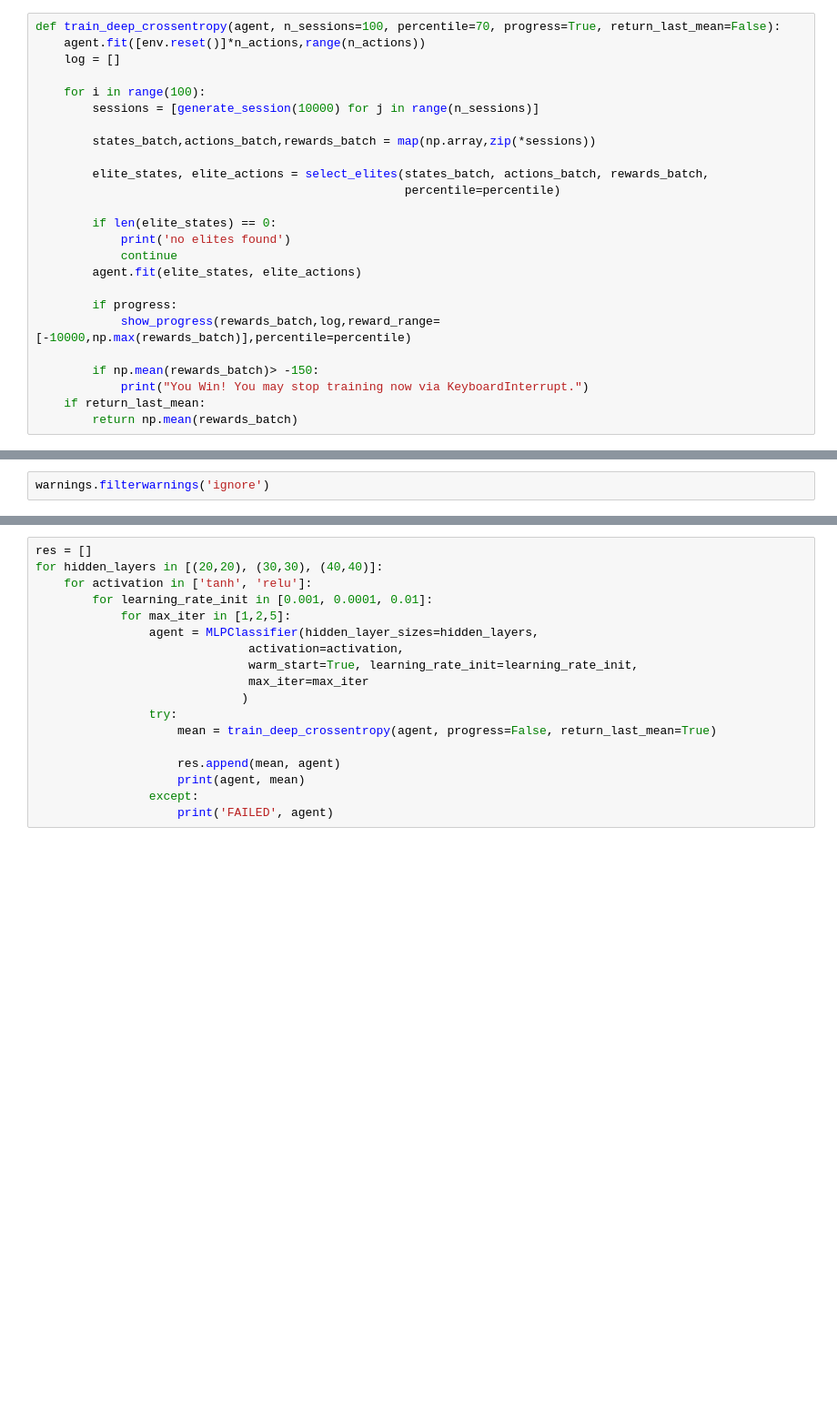
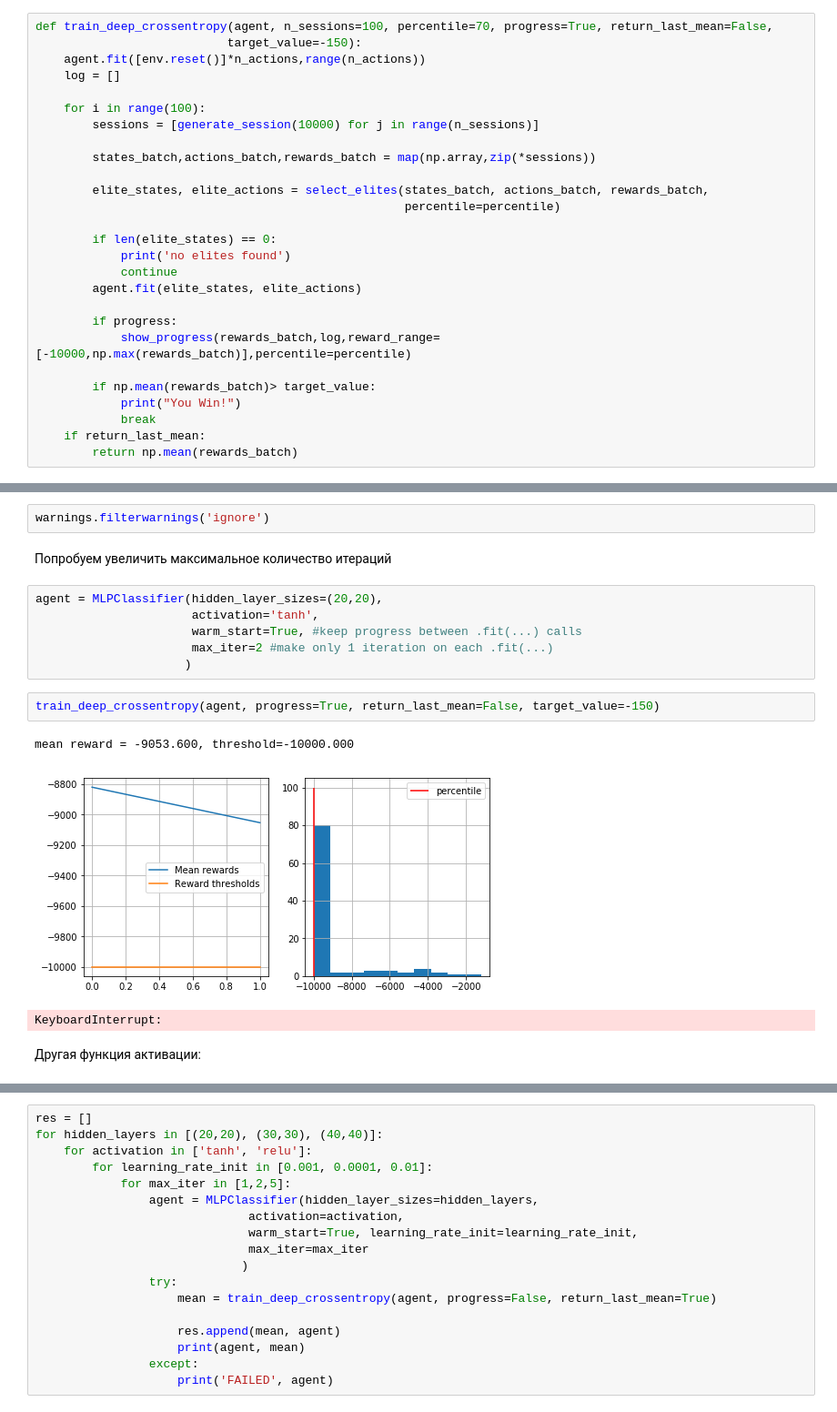
Before and after one commit to legendawes/Practical_RL, a Jupyter notebook: week1_intro/crossentropy_method.ipynb, the cells around one changed output, grey strips where cells are left out. Shown at 91% size. Drawn from its saved outputs; the diff is of its cells as text; blank space fills up the shorter version.

```diff
--- a/week1_intro/crossentropy_method.ipynb
+++ b/week1_intro/crossentropy_method.ipynb
@@ -647,7 +647,8 @@ agent = MLPClassifier(hidden_layer_sizes=(20,20),
                       max_iter=1 #make only 1 iteration on each .fit(...)
                      )
 # %%
-def train_deep_crossentropy(agent, n_sessions=100, percentile=70, progress=True, return_last_mean=False):
+def train_deep_crossentropy(agent, n_sessions=100, percentile=70, progress=True, return_last_mean=False,
+                           target_value=-150):
     agent.fit([env.reset()]*n_actions,range(n_actions))
     log = []
 
@@ -667,11 +668,28 @@ def train_deep_crossentropy(agent, n_sessions=100, percentile=70, progress=True,
         if progress:
             show_progress(rewards_batch,log,reward_range=[-10000,np.max(rewards_batch)],percentile=percentile)
 
-        if np.mean(rewards_batch)> -150:
-            print("You Win! You may stop training now via KeyboardInterrupt.")
+        if np.mean(rewards_batch)> target_value:
+            print("You Win!")
+            break
     if return_last_mean:
         return np.mean(rewards_batch)
 # %%
 import warnings
 # %%
 warnings.filterwarnings('ignore')
+# %% [markdown]
+Попробуем увеличить максимальное количество итераций
+# %%
+agent = MLPClassifier(hidden_layer_sizes=(20,20),
+                      activation='tanh',
+                      warm_start=True, #keep progress between .fit(...) calls
+                      max_iter=2 #make only 1 iteration on each .fit(...)
+                     )
+# %%
+train_deep_crossentropy(agent, progress=True, return_last_mean=False, target_value=-150)
+# %% [output]
+mean reward = -9053.600, threshold=-10000.000
+[figure, added]
+KeyboardInterrupt:
+# %% [markdown]
+Другая функция активации:
```
Also changed, not shown: parts of 9 cells of this notebook, 25 other files.
